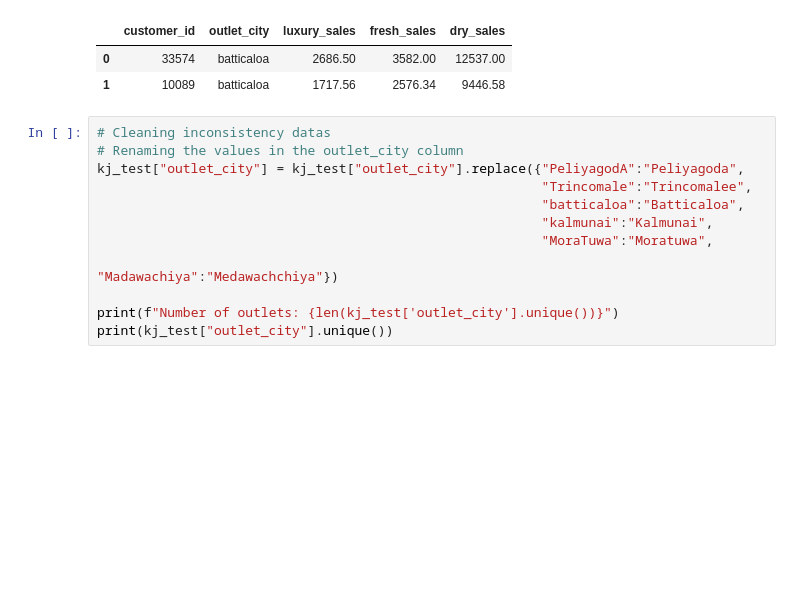
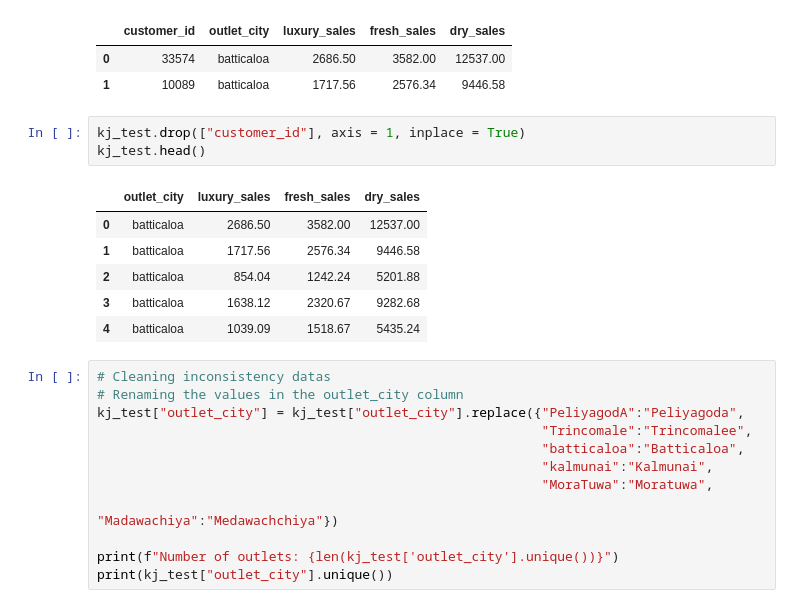
Before and after one commit to Krishnadayal/Data-Science-Project-Lifecycle, a Jupyter notebook: finalised_test.ipynb, the cells around one changed output. Drawn from its saved outputs; the diff is of its cells as text; blank space fills up the shorter version.

```diff
--- a/finalised_test.ipynb
+++ b/finalised_test.ipynb
@@ -450,6 +450,16 @@ kj_test.head(2)
 |  | customer_id | outlet_city | luxury_sales | fresh_sales | dry_sales |
 | 0 | 33574 | batticaloa | 2686.50 | 3582.00 | 12537.00 |
 | 1 | 10089 | batticaloa | 1717.56 | 2576.34 | 9446.58 |
+# %%
+kj_test.drop(["customer_id"], axis = 1, inplace = True)
+kj_test.head()
+# %% [output]
+|  | outlet_city | luxury_sales | fresh_sales | dry_sales |
+| 0 | batticaloa | 2686.50 | 3582.00 | 12537.00 |
+| 1 | batticaloa | 1717.56 | 2576.34 | 9446.58 |
+| 2 | batticaloa | 854.04 | 1242.24 | 5201.88 |
+| 3 | batticaloa | 1638.12 | 2320.67 | 9282.68 |
+| 4 | batticaloa | 1039.09 | 1518.67 | 5435.24 |
 # %%
 # Cleaning inconsistency datas
 # Renaming the values in the outlet_city column
```
Also changed, not shown: parts of 11 cells of this notebook.
